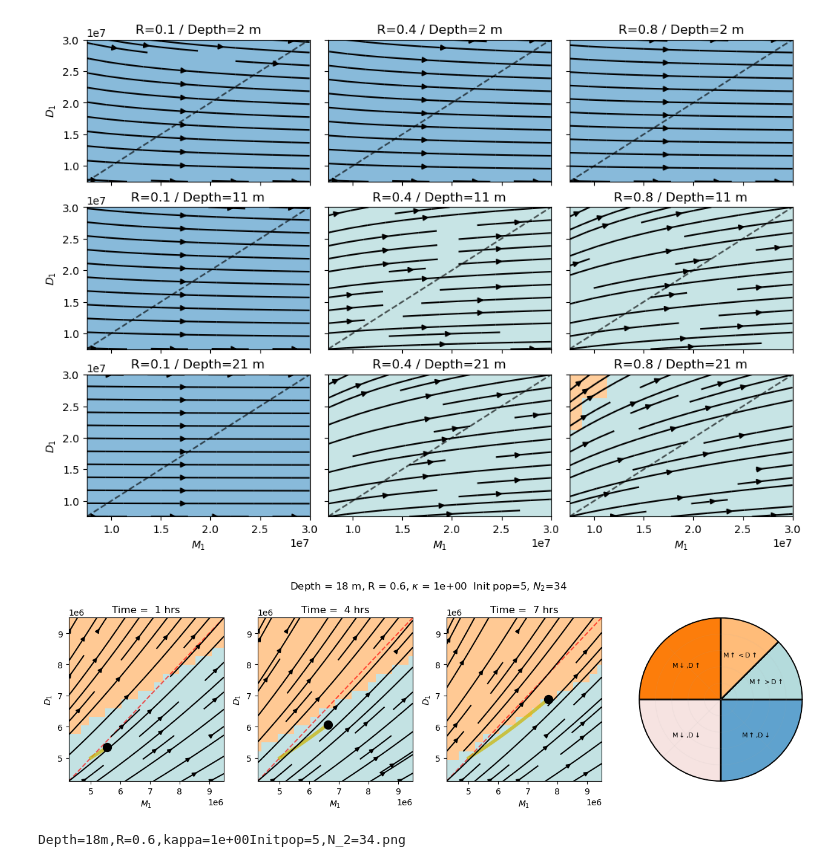
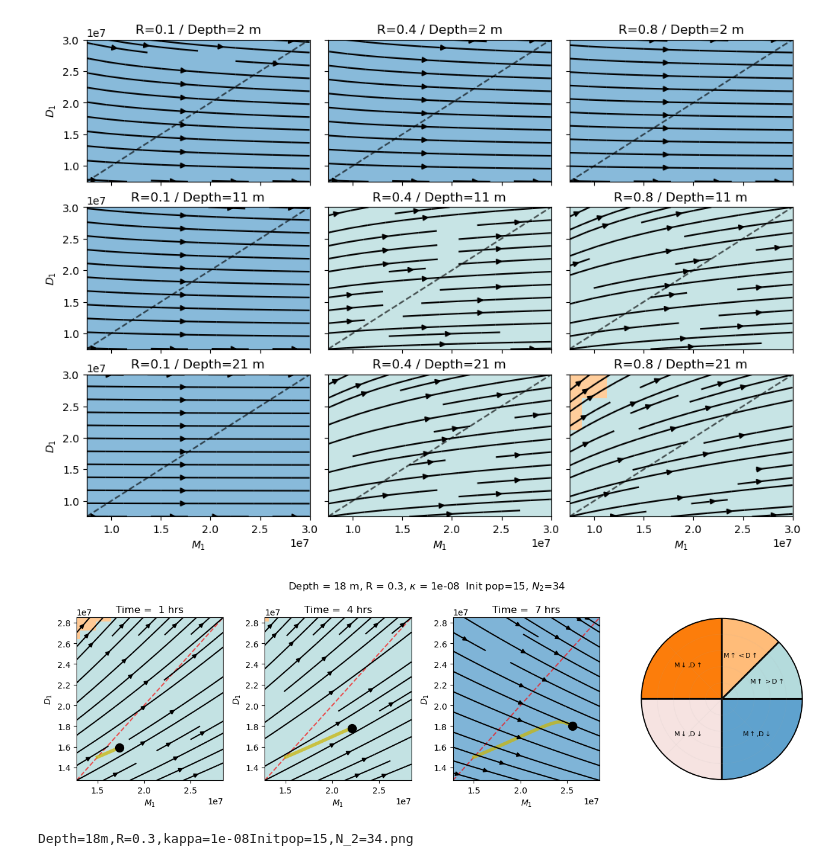
Before and after one commit to sienna-white/box_model, a Jupyter notebook: two_species.ipynb, the cells around one changed output. Cells and saved outputs as stored; diff of their text form; code cells hidden in the pictures.

Commit message:
plotting n1 working wayyyy better.

```diff
--- a/two_species.ipynb
+++ b/two_species.ipynb
@@ -157,11 +329,14 @@ kappa = dst.kappa
 growth_m = (1/(1 + n2/pm.gamma_m)) * pm.alpha
 growth_d = (1/(1 + n2/pm.gamma_d)) * pm.beta
 
-uptake = (1/(1 + n2/pm.gamma_d)) * (uptake_d * P0)/n2  + (1/(1 + n2/pm.gamma_m)) * (uptake_m * P0)/n2
+
+uptake = n2/pm.gamma_d * (uptake_d * P0)/n2  + n2/pm.gamma_m * (uptake_m * P0)/n2
+
+# uptake = (1/(1 + n2/pm.gamma_d)) * (uptake_d * P0)/n2  + (1/(1 + n2/pm.gamma_m)) * (uptake_m * P0)/n2
 adv_m  = pm.wm/(R * H)
 adv_d  = pm.wd/(R * H)
 
-diff = kappa/(R * H)**2
+diff = kappa/(R * H**2)
 
 ndx =    growth_m/adv_m
 ndy =    uptake/diff
@@ -172,7 +347,7 @@ ndy = ndy.broadcast_like(dst.m1.isel(t=0))
 gradient = np.gradient((dst.d1.values+dst.d2.values), axis=0)
 
 # gradient = np.gradient((dst.m1.values+dst.m2.values), axis=0)
-neg = (dst.d1.values+dst.d2.values) < (dst.m1.values+dst.m2.values)
+neg = dst.n1.values < pm.gamma_d #(dst.d1.values+dst.d2.values) < (dst.m1.values+dst.m2.values)
 idx = np.argmax(neg, axis=0)
 crop = (idx > 0) & (idx < 48)
 fig = plt.figure(figsize=(6, 4))
@@ -183,7 +358,9 @@ print(dst.m1.values.shape)
 print(ndx.shape)
 print(idx[crop])
 
-h= ax.scatter(ndx.values[crop], ndy.values[crop], c=idx[crop], s=0.2, vmin=0, vmax=10 )
+h= ax.scatter(ndx.values[crop], ndy.values[crop], c=idx[crop], s=0.1, vmin=0, vmax=12 )
 plt.colorbar(h, label="Time for biomass loss ")
 ax.set_yscale("log")
 ax.set_xscale("log")
+ax.set_ylabel(r"$\Gamma$", fontsize=12)
+ax.set_xlabel(r"$\phi$", fontsize=12)
@@ -240,8 +423,8 @@ TIMES = list(range(0, 50, 15))
 
 id = 5
 ir = 5
-inut = 7
-ipop = 8
+inut = 5
+ipop = 5
 
 # Depth = 5.00 m, R = 0.6, Kappa = 2e-04 (interesting)
 depth, ratio, n2, pop = get_coords(id, ir, inut, ipop)
@@ -1089,16 +1366,15 @@ import os
 NN = 20
 
 id = 5
-ik = 6
-ir = 4
+ik = 7
+ir = 2
 inut = 4
-ipop = 2
+ipop = 7
 
-# MM = 3e6
 depth, ratio, n2, pop = get_coords(id, ir, inut, ipop)
 
-M0 = pop* 1e6 * 1.9#890000
-M00 = pop* 1e6 * 0.85 #ipop* 1e6 * 0.8 #-M0 #M0*0.6
+M0  = pop * 1e6  * 1.9
+M00 = pop * 1e6 * 0.85
 
 dst0 = dst.isel(n2=inut, init=ipop, depth=id, kappa=ik, ratio=ir)
 
@@ -1130,35 +1406,35 @@ for ix, it in enumerate(range(5, 40, 10)):
     for i in range(NN):
         for j in range(NN):
                 f1, f2, f3, f4, f5 = pm.field_at_point_2s(R, H, kappa, X[i,j], m2, Y[i,j], d2, n1, n2=n2)
                 U[i,j] = f1
                 V[i,j] = f3
 
     axs[ix].plot([M00, M0], [M00, M0], '--', color='r', alpha=0.65)
     axs[ix].set_xlabel(r"$M_1$")
     axs[ix].set_ylabel(r"$D_1$")
     axs[ix].plot(dst0.m1.values[0:it], dst0.d1.values[0:it], '-', color="#CAB607", alpha=0.73, linewidth=4)
     axs[ix].plot(m1, d1, 'o', color="k", markersize=10)
     axs[ix].streamplot(x, y, U, V,  color="k", density=0.4,)
 
     angles = np.arctan2(V, U)
     angles = angles % (2 * np.pi)
     h= axs[ix].pcolormesh(x, y, angles, cmap=cmap, norm=norm, alpha=0.8)
     plt.tight_layout()
     axs[ix].set_title("Time = %2.0f hrs" % (dst0.t.values[it]/3600))
     axs[ix].set_xlim(M00, M0)
     axs[ix].set_ylim(M00, M0)
     axs[ix].hlines(0, M00, M0, colors='k', alpha=0.4)
     axs[ix].vlines(0, M00, M0, colors='k', alpha=0.4)
 
 create_labeled_angles(fig, axs[-1], colors)
 if 1:
     fout = "%s.png" % txt.replace("\\", "").replace("$", "").replace(" ", "")
     plt.show()
     print(fout)
     fig.savefig(fout)
 # %% [output]
-[figure, old version]
+[figure, new version]
-Depth=18m,R=0.6,kappa=1e+00Initpop=5,N_2=34.png
+Depth=18m,R=0.3,kappa=1e-08Initpop=15,N_2=34.png
 # %%
 if 1:
     folder  = "gif/"
```
Also changed, not shown: parts of 8 cells of this notebook, 1 other file.
